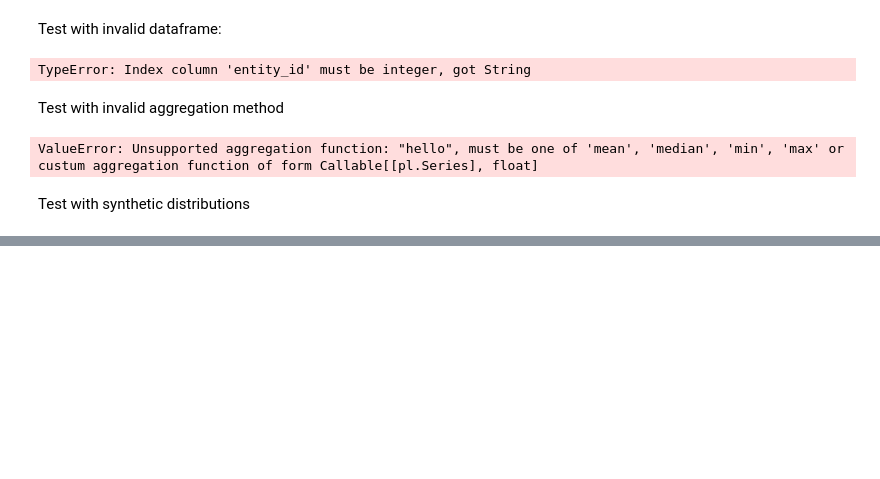
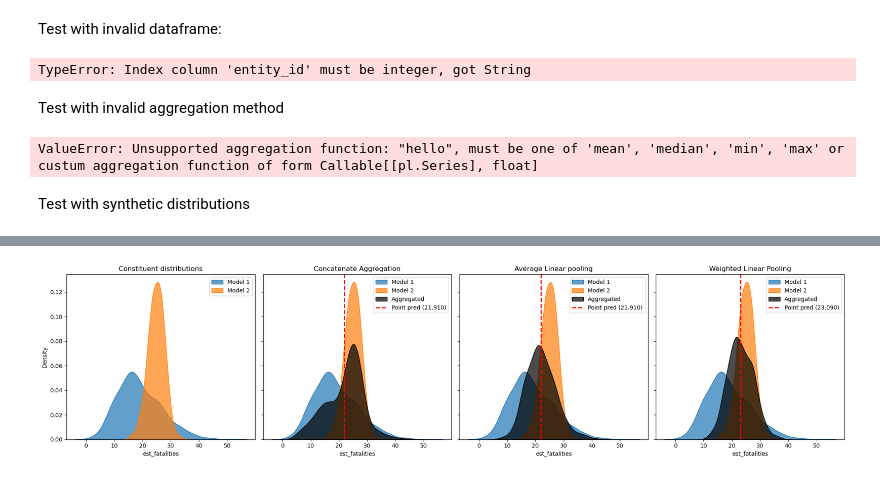
Before and after one commit to lboekestein/viewstest, a Jupyter notebook: AggregationManager/sandbox_aggregation_manager.ipynb, the cells around one changed output, grey strips where cells are left out. Drawn from its saved outputs; the diff is of its cells as text; code cells hidden in the pictures; blank space fills up the shorter version.

```diff
--- a/AggregationManager/sandbox_aggregation_manager.ipynb
+++ b/AggregationManager/sandbox_aggregation_manager.ipynb
@@ -255,0 +325,38 @@ plt.show()
+# %%
+import seaborn as sns
+import matplotlib.pyplot as plt
+
+# Take the pooled samples for one target, one entity
+pooled_weighted = ensemble_distributions_w["est_fatalities"][0]
+pooled_average = ensemble_distributions_a["est_fatalities"][0]
+pooled_concat = ensemble_distributions_c["est_fatalities"][0]
+
+# Take the point predictions
+point_w = point_distributions_w.filter(pl.col("entity_id") == 1)["est_fatalities"][0]
+point_a = point_distributions_a.filter(pl.col("entity_id") == 1)["est_fatalities"][0]
+
+fig, axes = plt.subplots(1, 4, figsize=(20, 5), sharey=True)
+
+# Define a helper to plot KDEs
+def plot_kde(ax, models, pooled=None, point=None, title=""):
+    for i, data in enumerate(models):
+        sns.kdeplot(data, ax=ax, fill=True, alpha=0.7, label=f"Model {i+1}")
+    if pooled is not None:
+        sns.kdeplot(pooled, ax=ax, fill=True, alpha=0.7, color="black", label="Aggregated")
+    if point is not None:
+        ax.axvline(point, color="red", linestyle="--", linewidth=2, label=f"Point pred ({point:.3f})")
+    ax.set_title(title)
+    ax.set_xlabel("est_fatalities")
+    ax.legend()
+
+# Plot each aggregation
+plot_kde(axes[0], [est_fatalities_m1[0], est_fatalities_m2[0]], title="Constituent distributions")
+plot_kde(axes[1], [est_fatalities_m1[0], est_fatalities_m2[0]], pooled_concat, point_a, title="Concatenate Aggregation")
+plot_kde(axes[2], [est_fatalities_m1[0], est_fatalities_m2[0]], pooled_average, point_a, title="Average Linear pooling")
+plot_kde(axes[3], [est_fatalities_m1[0], est_fatalities_m2[0]], pooled_weighted, point_w, title="Weighted Linear Pooling")
+
+
+plt.tight_layout()
+plt.show()
+# %% [output]
+[figure, added]
```
Also changed, not shown: parts of 6 cells of this notebook.
